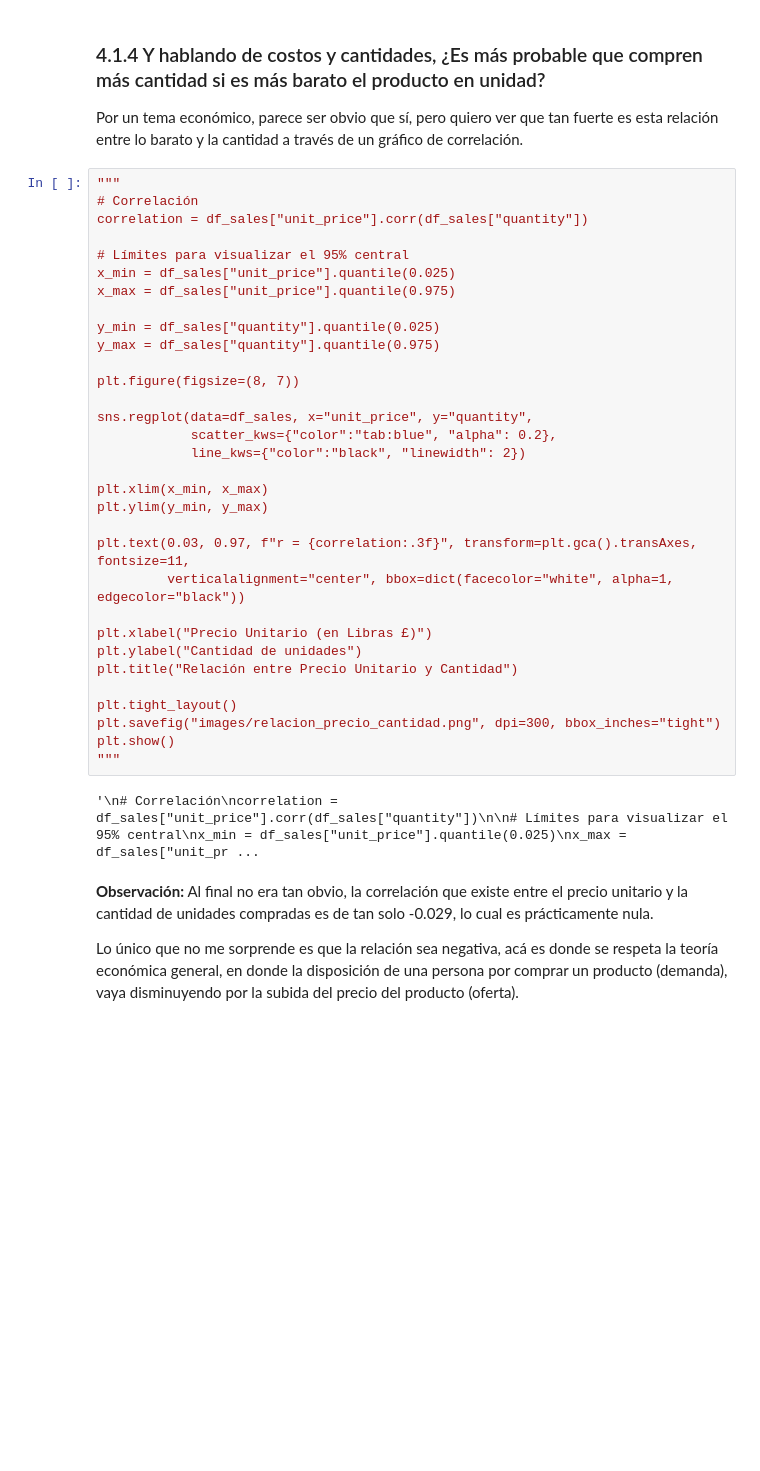
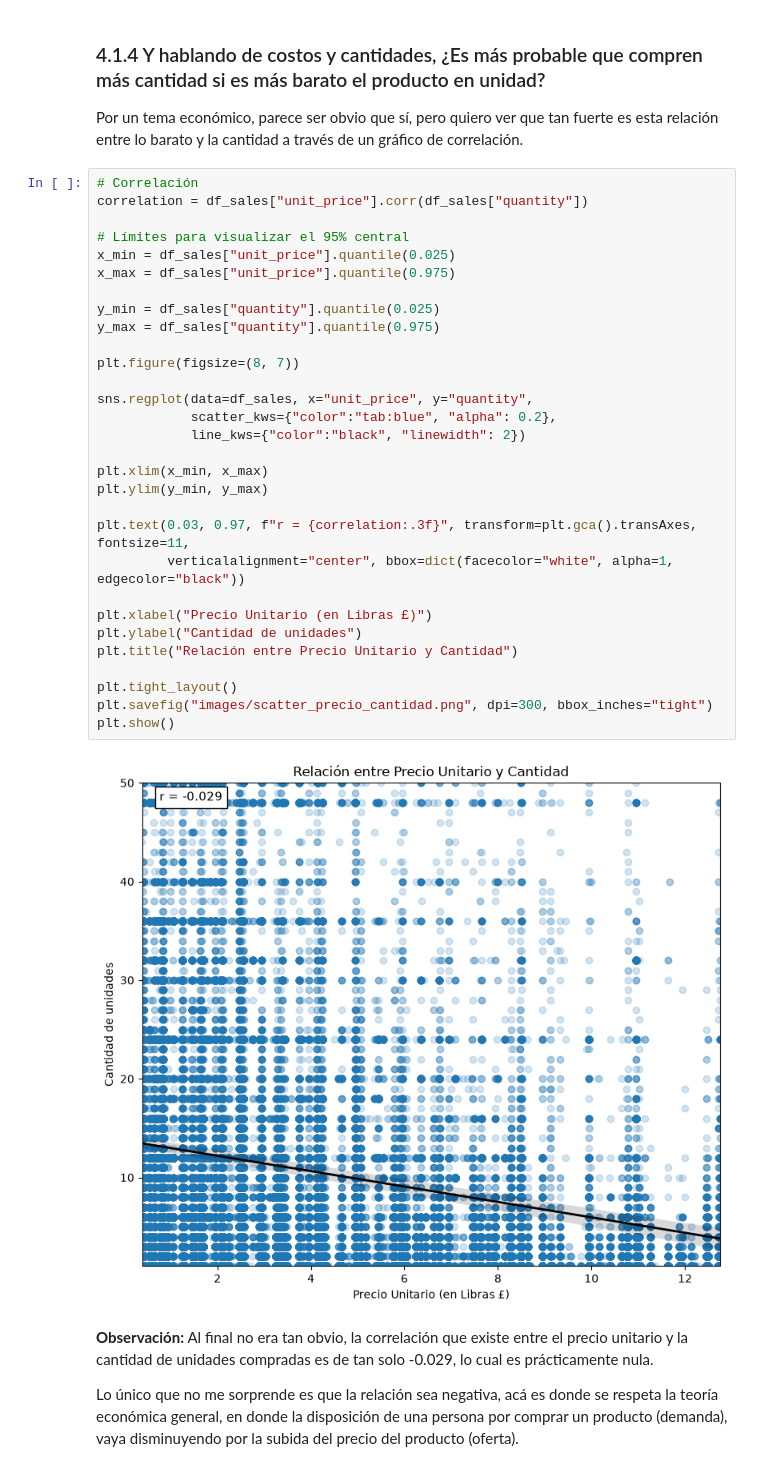
Before and after one commit to AgusPluda/online-retail-analysis, a Jupyter notebook: online_retail_analysis.ipynb, the cells around one changed output. Drawn from its saved outputs; the diff is of its cells as text; blank space fills up the shorter version.

```diff
--- a/online_retail_analysis.ipynb
+++ b/online_retail_analysis.ipynb
@@ -501,39 +505,37 @@ plt.show()
 ### 4.1.4 Y hablando de costos y cantidades, ¿Es más probable que compren más cantidad si es más barato el producto en unidad?
 Por un tema económico, parece ser obvio que sí, pero quiero ver que tan fuerte es esta relación entre lo barato y la cantidad a través de un gráfico de correlación.
 # %%
-"""
 # Correlación
 correlation = df_sales["unit_price"].corr(df_sales["quantity"])
 
 # Límites para visualizar el 95% central
 x_min = df_sales["unit_price"].quantile(0.025)
 x_max = df_sales["unit_price"].quantile(0.975)
 
 y_min = df_sales["quantity"].quantile(0.025)
 y_max = df_sales["quantity"].quantile(0.975)
 
 plt.figure(figsize=(8, 7))
 
 sns.regplot(data=df_sales, x="unit_price", y="quantity",
             scatter_kws={"color":"tab:blue", "alpha": 0.2},
             line_kws={"color":"black", "linewidth": 2})
 
 plt.xlim(x_min, x_max)
 plt.ylim(y_min, y_max)
 
 plt.text(0.03, 0.97, f"r = {correlation:.3f}", transform=plt.gca().transAxes, fontsize=11,
          verticalalignment="center", bbox=dict(facecolor="white", alpha=1, edgecolor="black"))
 
 plt.xlabel("Precio Unitario (en Libras £)")
 plt.ylabel("Cantidad de unidades")
 plt.title("Relación entre Precio Unitario y Cantidad")
 
 plt.tight_layout()
-plt.savefig("images/relacion_precio_cantidad.png", dpi=300, bbox_inches="tight")
+plt.savefig("images/scatter_precio_cantidad.png", dpi=300, bbox_inches="tight")
 plt.show()
-"""
 # %% [output]
-'\n# Correlación\ncorrelation = df_sales["unit_price"].corr(df_sales["quantity"])\n\n# Límites para visualizar el 95% central\nx_min = df_sales["unit_price"].quantile(0.025)\nx_max = df_sales["unit_pr ...
+[figure, added]
 # %% [markdown]
 **Observación:** Al final no era tan obvio, la correlación que existe entre el precio unitario y la cantidad de unidades compradas es de tan solo -0.029, lo cual es prácticamente nula.
 
```
Also changed, not shown: parts of 18 cells of this notebook, 20 other files.
